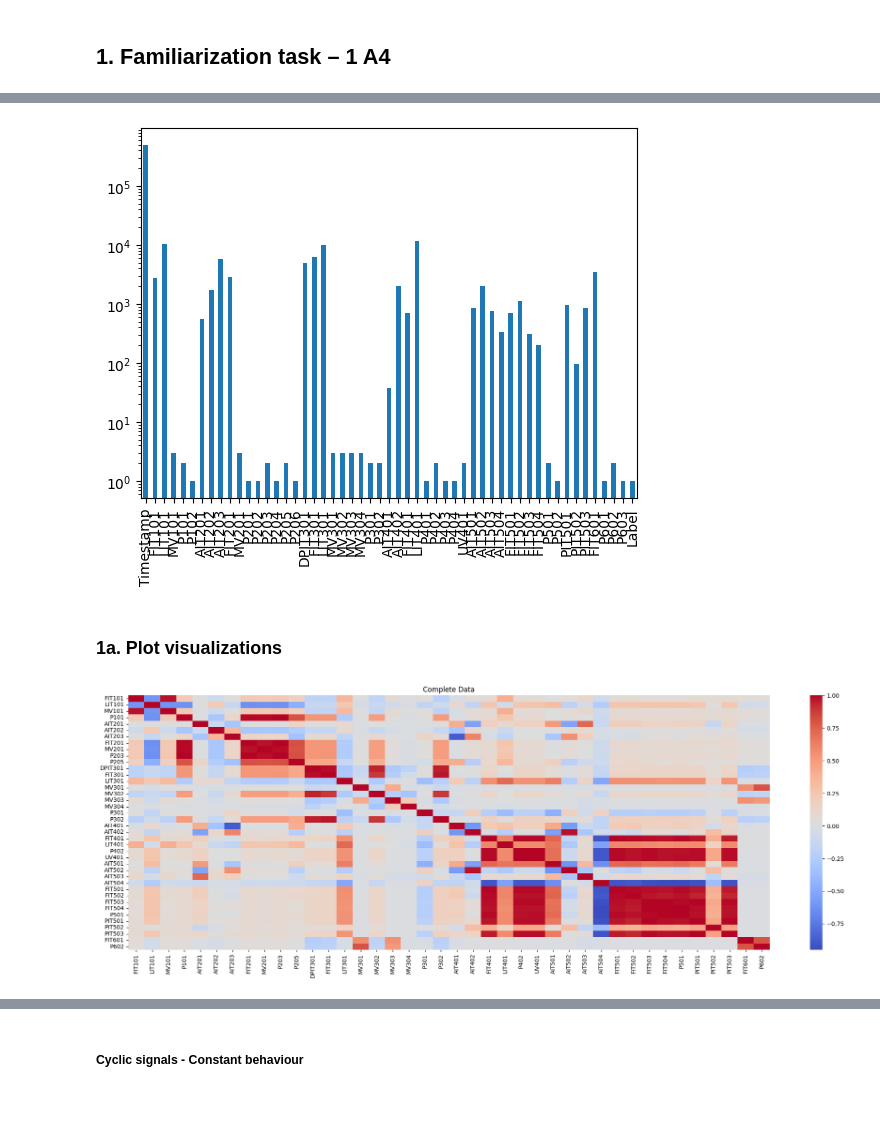
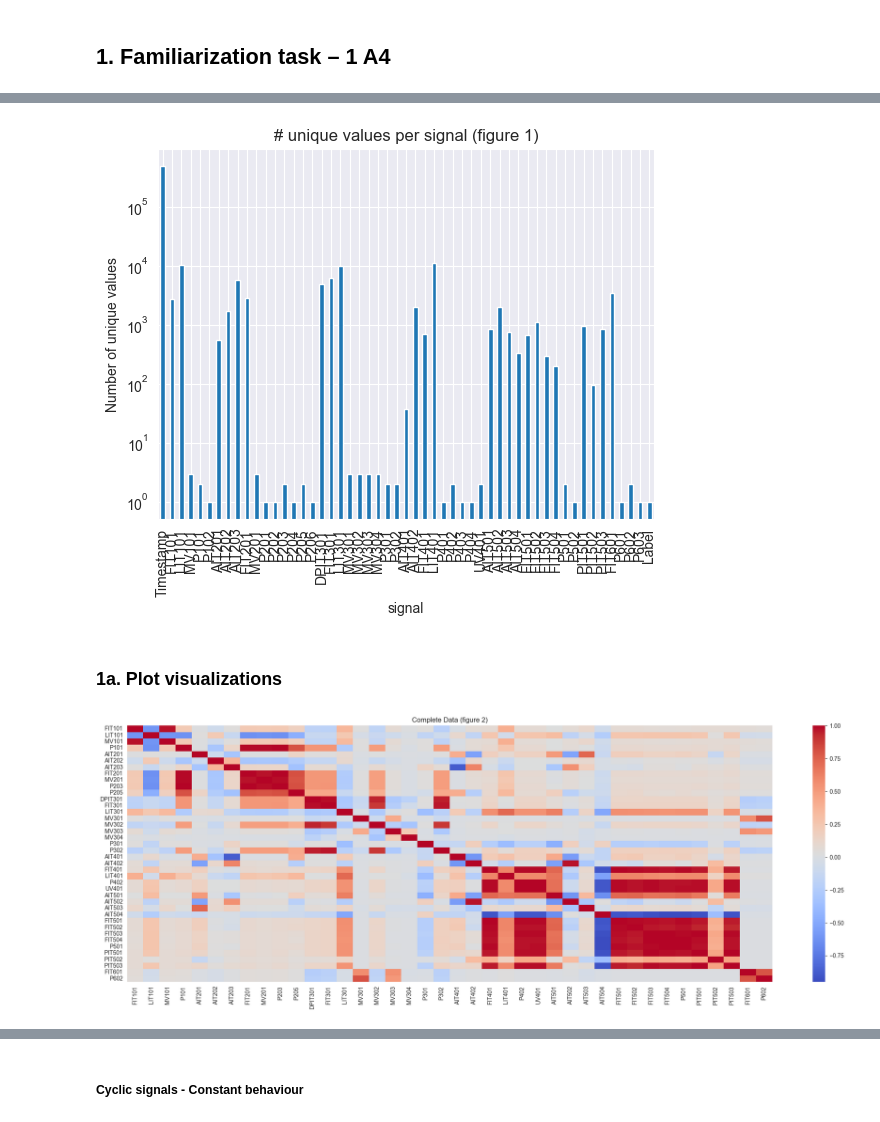
Before and after one commit to suhaib1769/CDA_Group42, a Jupyter notebook: Lab_2/Lab2.ipynb, the cells around one changed output, grey strips where cells are left out. Saved outputs shown, nothing was run; the diff lists cells and outputs as text; code cells hidden in the pictures.

```diff
--- a/Lab_2/Lab2.ipynb
+++ b/Lab_2/Lab2.ipynb
@@ -57,6 +57,9 @@ print(pd.merge(data_types, unique_values, left_index=True, right_index=True))
 
 ax = unique_values.plot.bar()
 ax.set_yscale('log')
+ax.set_xlabel('signal')
+ax.set_ylabel('Number of unique values')
+ax.set_title('# unique values per signal (figure 1)')
 
 plt.show()
 # %% [output]
@@ -80,4 +83,4 @@ Label          int64              1
-[figure, old version]
+[figure, new version]
 # %% [markdown]
 ### 1a. Plot visualizations
 # %%
@@ -90,10 +93,10 @@ for i in range(len(df1.nunique())):
 
 df1_heat_map = df1.drop(df1.columns[single_value], axis=1)
 sns.heatmap(df1_heat_map.corr(), cmap='coolwarm', ax=ax1)
-ax1.set_title('Complete Data')
+ax1.set_title('Complete Data (figure 2)')
 plt.show()
 # %% [output]
-[figure, old version]
+[figure, new version]
 # %%
 # Convert the timestamp column to datetime objects
 df1_first_part = df1[120000:150000].drop(df1.columns[single_value], axis=1)
```
Also changed, not shown: parts of 11 cells of this notebook.
